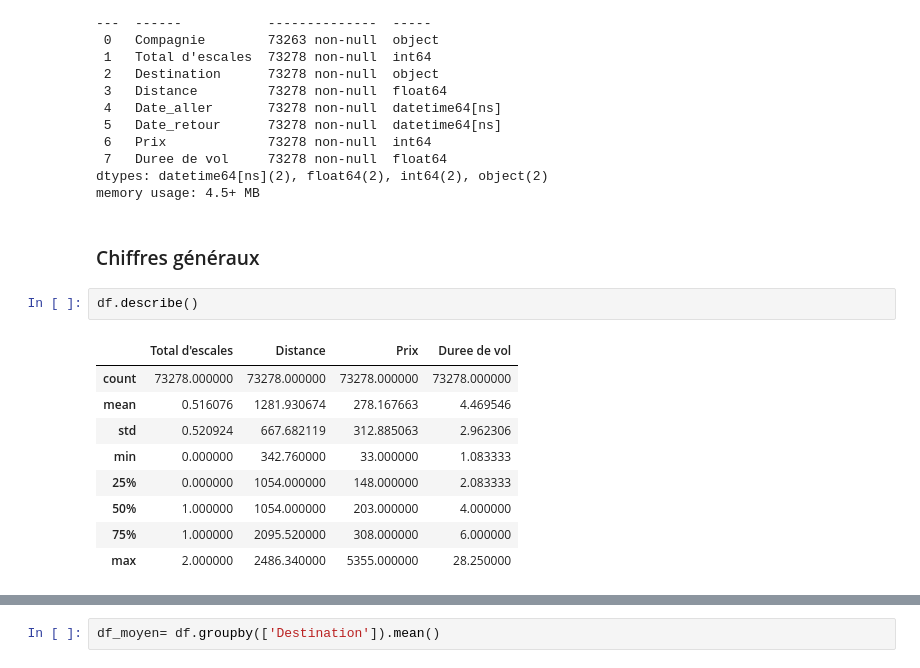
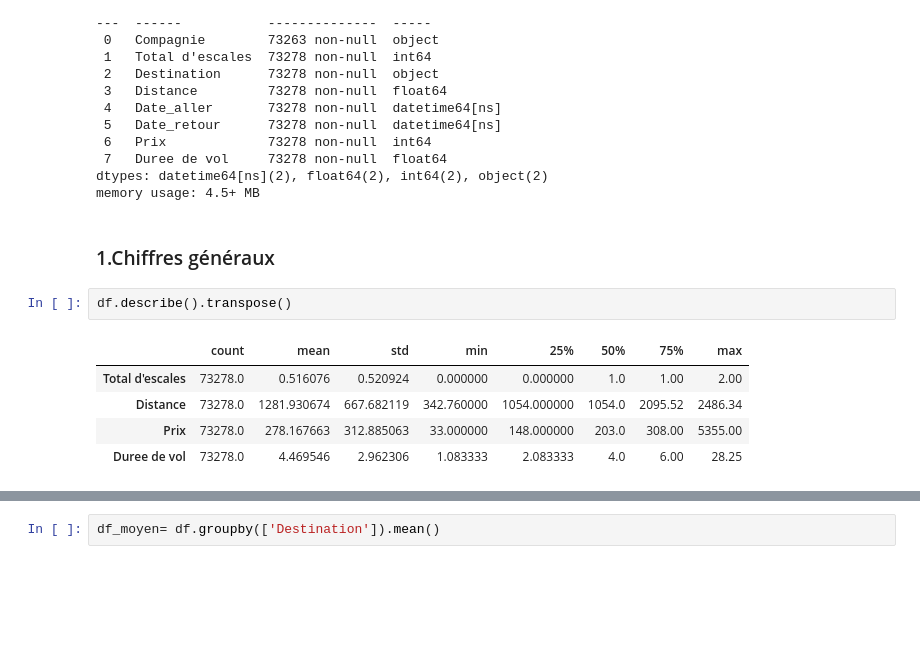
Before and after one commit to josensae/Prediction-des-prix-des-billets-d-avion-en-Europe-depuis-Paris, a Jupyter notebook: 3.DataViz/DataViz.ipynb, the cells around one changed output, grey strips where cells are left out. Drawn from its saved outputs; the diff is of its cells as text; blank space fills up the shorter version.

```diff
--- a/3.DataViz/DataViz.ipynb
+++ b/3.DataViz/DataViz.ipynb
@@ -34,16 +41,12 @@ Data columns (total 8 columns):
 dtypes: datetime64[ns](2), float64(2), int64(2), object(2)
 memory usage: 4.5+ MB
 # %% [markdown]
-### Chiffres généraux
+### 1.Chiffres généraux
 # %%
-df.describe()
+df.describe().transpose()
 # %% [output]
-|  | Total d'escales | Distance | Prix | Duree de vol |
-| count | 73278.000000 | 73278.000000 | 73278.000000 | 73278.000000 |
-| mean | 0.516076 | 1281.930674 | 278.167663 | 4.469546 |
-| std | 0.520924 | 667.682119 | 312.885063 | 2.962306 |
-| min | 0.000000 | 342.760000 | 33.000000 | 1.083333 |
-| 25% | 0.000000 | 1054.000000 | 148.000000 | 2.083333 |
-| 50% | 1.000000 | 1054.000000 | 203.000000 | 4.000000 |
-| 75% | 1.000000 | 2095.520000 | 308.000000 | 6.000000 |
-| max | 2.000000 | 2486.340000 | 5355.000000 | 28.250000 |
+|  | count | mean | std | min | 25% | 50% | 75% | max |
+| Total d'escales | 73278.0 | 0.516076 | 0.520924 | 0.000000 | 0.000000 | 1.0 | 1.00 | 2.00 |
+| Distance | 73278.0 | 1281.930674 | 667.682119 | 342.760000 | 1054.000000 | 1054.0 | 2095.52 | 2486.34 |
+| Prix | 73278.0 | 278.167663 | 312.885063 | 33.000000 | 148.000000 | 203.0 | 308.00 | 5355.00 |
+| Duree de vol | 73278.0 | 4.469546 | 2.962306 | 1.083333 | 2.083333 | 4.0 | 6.00 | 28.25 |
```
Also changed, not shown: parts of 29 cells of this notebook.
